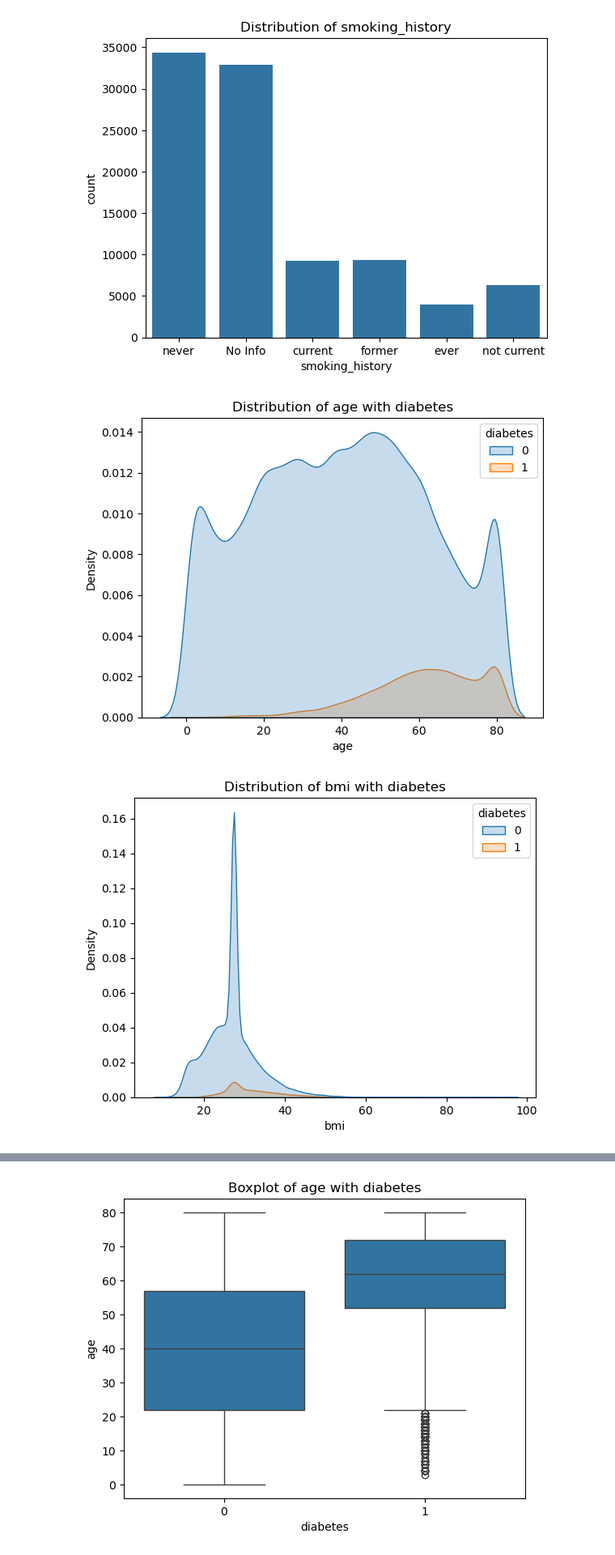
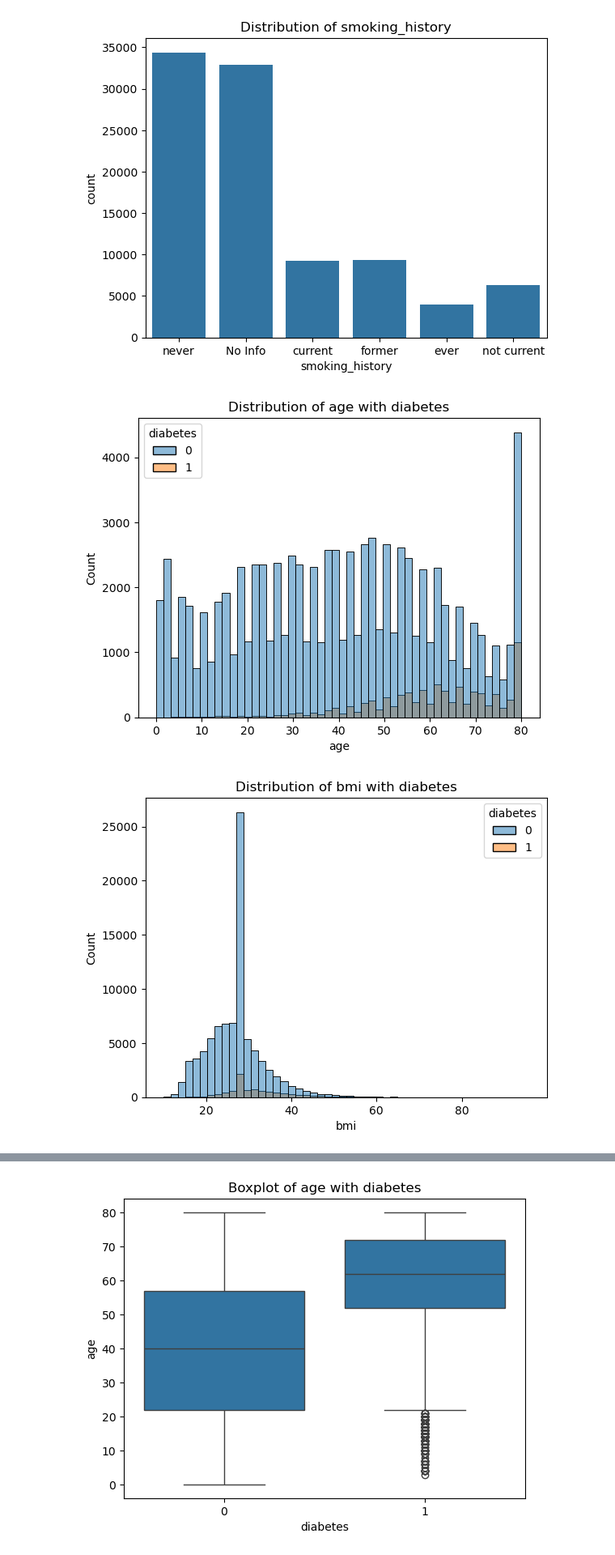
Before and after one commit to ImpactGLX323/UMAIHackathon-UNM, a Jupyter notebook: model/exploratory_data_analysis.ipynb, the cells around one changed output, grey strips where cells are left out. Shown at 81% size. Cells and saved outputs as stored; diff of their text form; code cells hidden in the pictures.

Commit message:
eda changed kdeplot to histplot

```diff
--- a/model/exploratory_data_analysis.ipynb
+++ b/model/exploratory_data_analysis.ipynb
@@ -289,7 +289,7 @@ plt.show()
 # Kde plot for numerical columns
 
 for column in numerical_columns:
-    sns.kdeplot(data=df, x=column, fill=True)
+    sns.histplot(data=df, x=column, bins=50)
     plt.title(f"Distribution of {column}")
     plt.show()
 # %% [output]
@@ -323,10 +323,10 @@ for column in categorical_columns:
 # %%
 # Kde plot for numerical columns with target
 
 for column in numerical_columns:
-    sns.kdeplot(data=df, x=column, hue=target, fill=True)
+    sns.histplot(data=df, x=column, hue=target, bins=50)
     plt.title(f"Distribution of {column} with {target}")
     plt.show()
 # %% [output]
-[figure, old version]
+[figure, new version]
-[figure, old version]
+[figure, new version]
```
Also changed, not shown: parts of 3 cells of this notebook.
